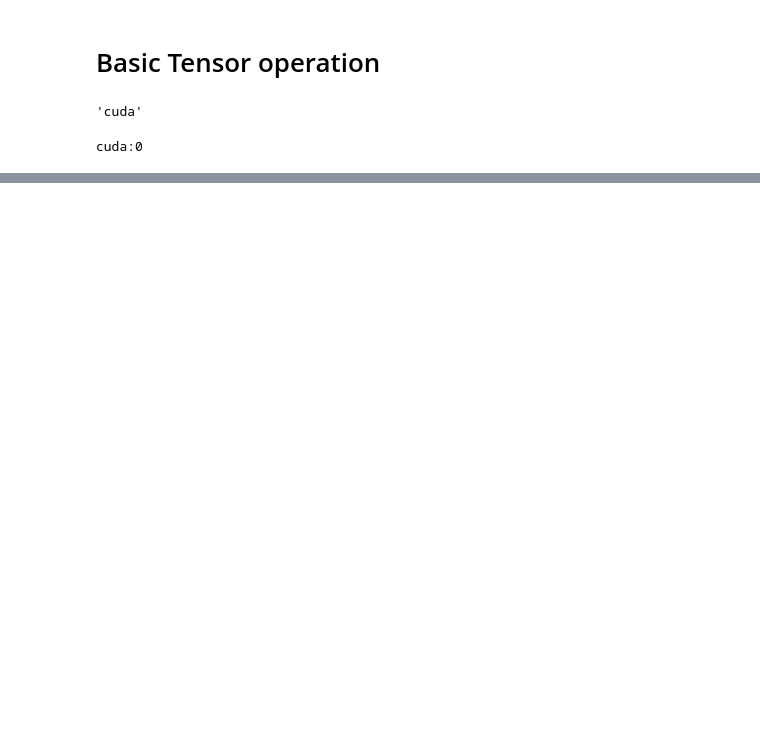
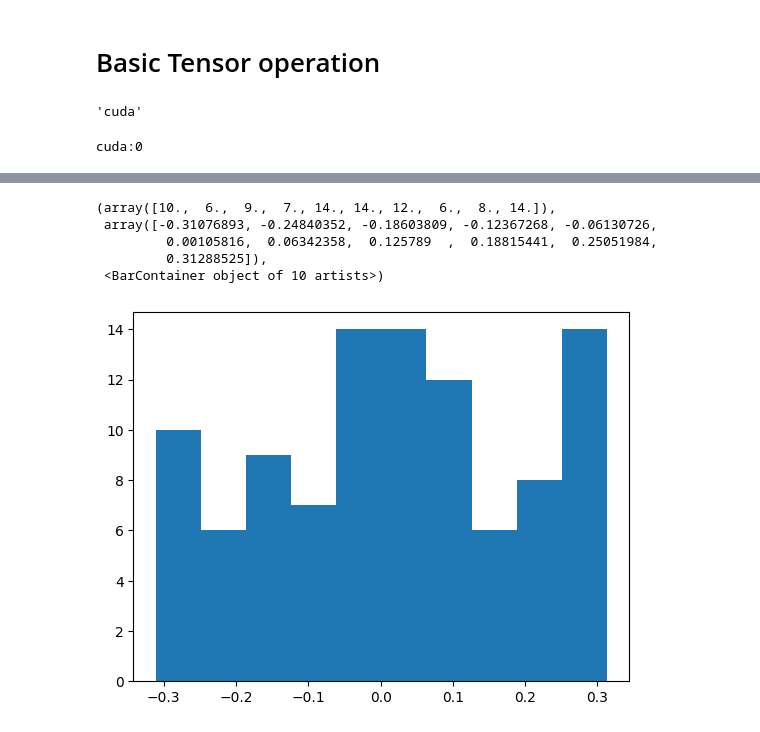
Before and after one commit to RafsanJany-44/Learn_The_Depth, a Jupyter notebook: python-torch-light-1.ipynb, the cells around one changed output, grey strips where cells are left out. Cells and saved outputs as stored; diff of their text form; code cells hidden in the pictures; blank space fills up the shorter version.

```diff
--- a/python-torch-light-1.ipynb
+++ b/python-torch-light-1.ipynb
@@ -86,0 +161,9 @@ cuda:0
+# %%
+plt.hist(ff.state_dict()["weight"].reshape(-1))
+# %% [output]
+(array([10.,  6.,  9.,  7., 14., 14., 12.,  6.,  8., 14.]),
+ array([-0.31076893, -0.24840352, -0.18603809, -0.12367268, -0.06130726,
+         0.00105816,  0.06342358,  0.125789  ,  0.18815441,  0.25051984,
+         0.31288525]),
+ <BarContainer object of 10 artists>)
+[figure, added]
```
Also changed, not shown: parts of 10 cells of this notebook.
